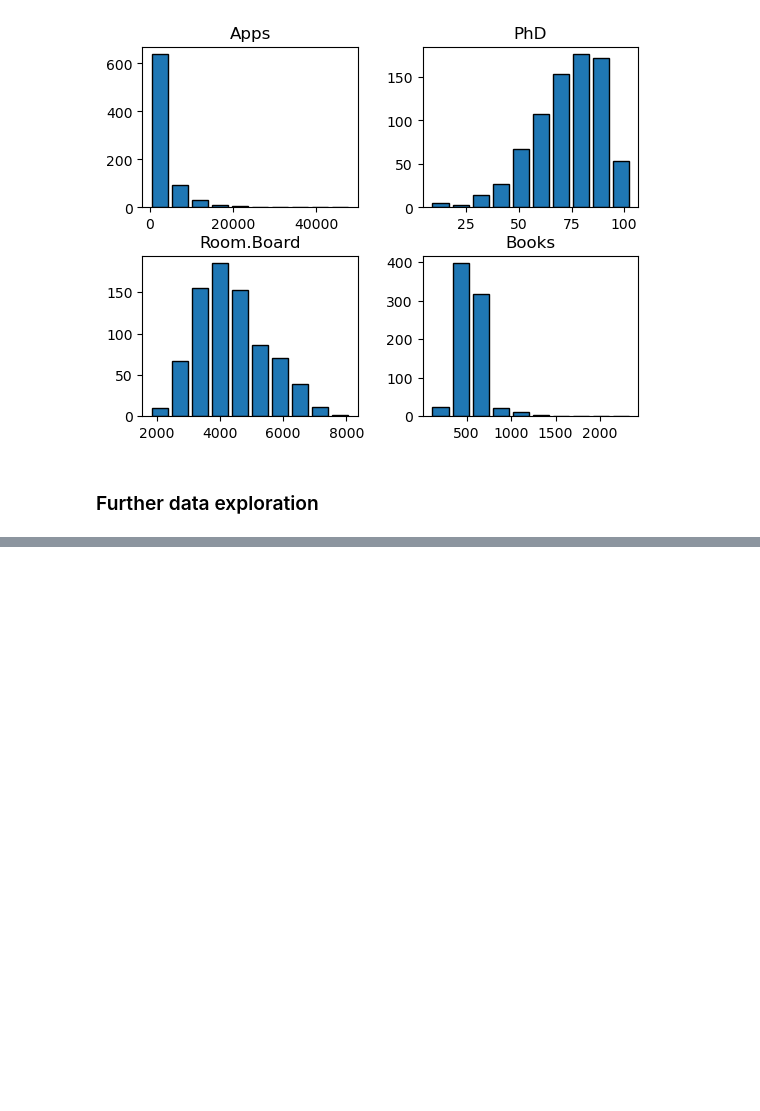
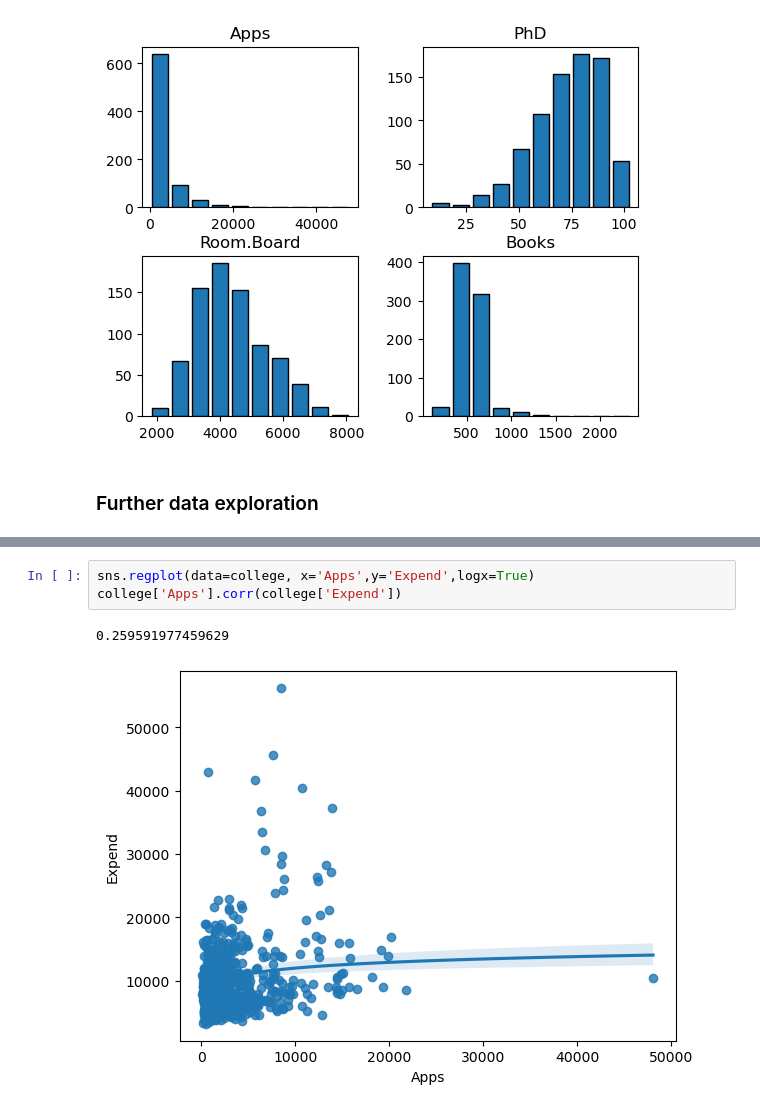
Before and after one commit to KatjaParak/Databehandling-Katsiaryna-Parakhnevich, a Jupyter notebook: Labs/Lab1.ipynb, the cells around one changed output, grey strips where cells are left out. Saved outputs shown, nothing was run; the diff lists cells and outputs as text; blank space fills up the shorter version.

```diff
--- a/Labs/Lab1.ipynb
+++ b/Labs/Lab1.ipynb
@@ -128,0 +130,6 @@ plt.show()
+# %%
+sns.regplot(data=college, x='Apps',y='Expend',logx=True)
+college['Apps'].corr(college['Expend'])
+# %% [output]
+0.259591977459629
+[figure, added]
```
Also changed, not shown: parts of 3 cells of this notebook.
